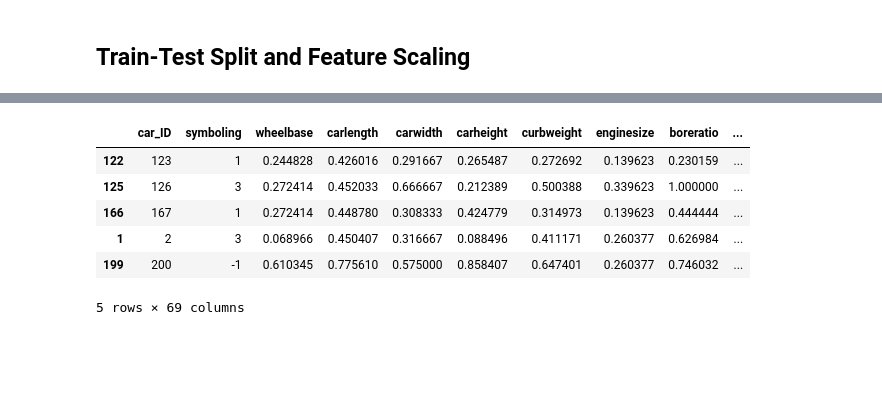
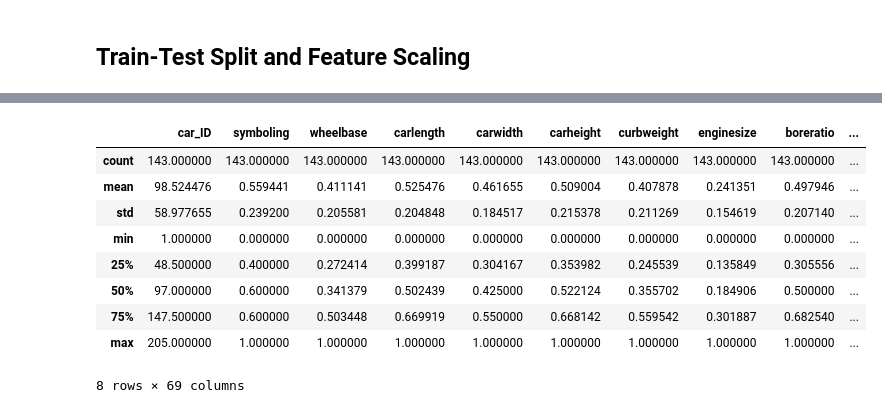
Before and after one commit to asa1997/CarPricePrediction, a Jupyter notebook: carpriceprediction.ipynb, the cells around one changed output, grey strips where cells are left out. Cells and saved outputs as stored; diff of their text form; code cells hidden in the pictures; blank space fills up the shorter version.

```diff
--- a/carpriceprediction.ipynb
+++ b/carpriceprediction.ipynb
@@ -529,5 +539,7 @@ from sklearn.preprocessing import MinMaxScaler
 
 scaler = MinMaxScaler()
 
-num_vars = ['wheelbase', 'carheight', 'stroke', 'curbweight', 'enginesize', 'boreratio', 'horsepower', 'fueleconomy', 'carlength', 'carwidth']
+num_vars = ['symboling', 'wheelbase', 'carlength', 'carwidth','carheight', 'curbweight', 'enginesize', 'boreratio',
+            'stroke', 'compressionratio', 'horsepower', 'peakrpm', 'citympg', 'highwaympg', 'price', 'fueleconomy']
+# num_vars = ['wheelbase', 'carheight', 'stroke', 'curbweight', 'enginesize', 'boreratio', 'horsepower', 'fueleconomy', 'carlength', 'carwidth', 'symboling', 'doornumber', 'cylindernumber', 'compressionratio', 'peakrpm', 'citympg', 'highwaympg', 'price']
 df_train[num_vars] = scaler.fit_transform(df_train[num_vars])
@@ -534,10 +558,13 @@ df_train[num_vars] = scaler.fit_transform(df_train[num_vars])
 # %%
-df_train.head()
+df_train.describe()
 # %% [output]
 |  | car_ID | symboling | wheelbase | carlength | carwidth | carheight | curbweight | enginesize | boreratio | ... |
-| 122 | 123 | 1 | 0.244828 | 0.426016 | 0.291667 | 0.265487 | 0.272692 | 0.139623 | 0.230159 | ... |
-| 125 | 126 | 3 | 0.272414 | 0.452033 | 0.666667 | 0.212389 | 0.500388 | 0.339623 | 1.000000 | ... |
-| 166 | 167 | 1 | 0.272414 | 0.448780 | 0.308333 | 0.424779 | 0.314973 | 0.139623 | 0.444444 | ... |
-| 1 | 2 | 3 | 0.068966 | 0.450407 | 0.316667 | 0.088496 | 0.411171 | 0.260377 | 0.626984 | ... |
-| 199 | 200 | -1 | 0.610345 | 0.775610 | 0.575000 | 0.858407 | 0.647401 | 0.260377 | 0.746032 | ... |
+| count | 143.000000 | 143.000000 | 143.000000 | 143.000000 | 143.000000 | 143.000000 | 143.000000 | 143.000000 | 143.000000 | ... |
+| mean | 98.524476 | 0.559441 | 0.411141 | 0.525476 | 0.461655 | 0.509004 | 0.407878 | 0.241351 | 0.497946 | ... |
+| std | 58.977655 | 0.239200 | 0.205581 | 0.204848 | 0.184517 | 0.215378 | 0.211269 | 0.154619 | 0.207140 | ... |
+| min | 1.000000 | 0.000000 | 0.000000 | 0.000000 | 0.000000 | 0.000000 | 0.000000 | 0.000000 | 0.000000 | ... |
+| 25% | 48.500000 | 0.400000 | 0.272414 | 0.399187 | 0.304167 | 0.353982 | 0.245539 | 0.135849 | 0.305556 | ... |
+| 50% | 97.000000 | 0.600000 | 0.341379 | 0.502439 | 0.425000 | 0.522124 | 0.355702 | 0.184906 | 0.500000 | ... |
+| 75% | 147.500000 | 0.600000 | 0.503448 | 0.669919 | 0.550000 | 0.668142 | 0.559542 | 0.301887 | 0.682540 | ... |
+| max | 205.000000 | 1.000000 | 1.000000 | 1.000000 | 1.000000 | 1.000000 | 1.000000 | 1.000000 | 1.000000 | ... |
-5 rows × 69 columns
+8 rows × 69 columns
```
Also changed, not shown: parts of 13 cells of this notebook.
